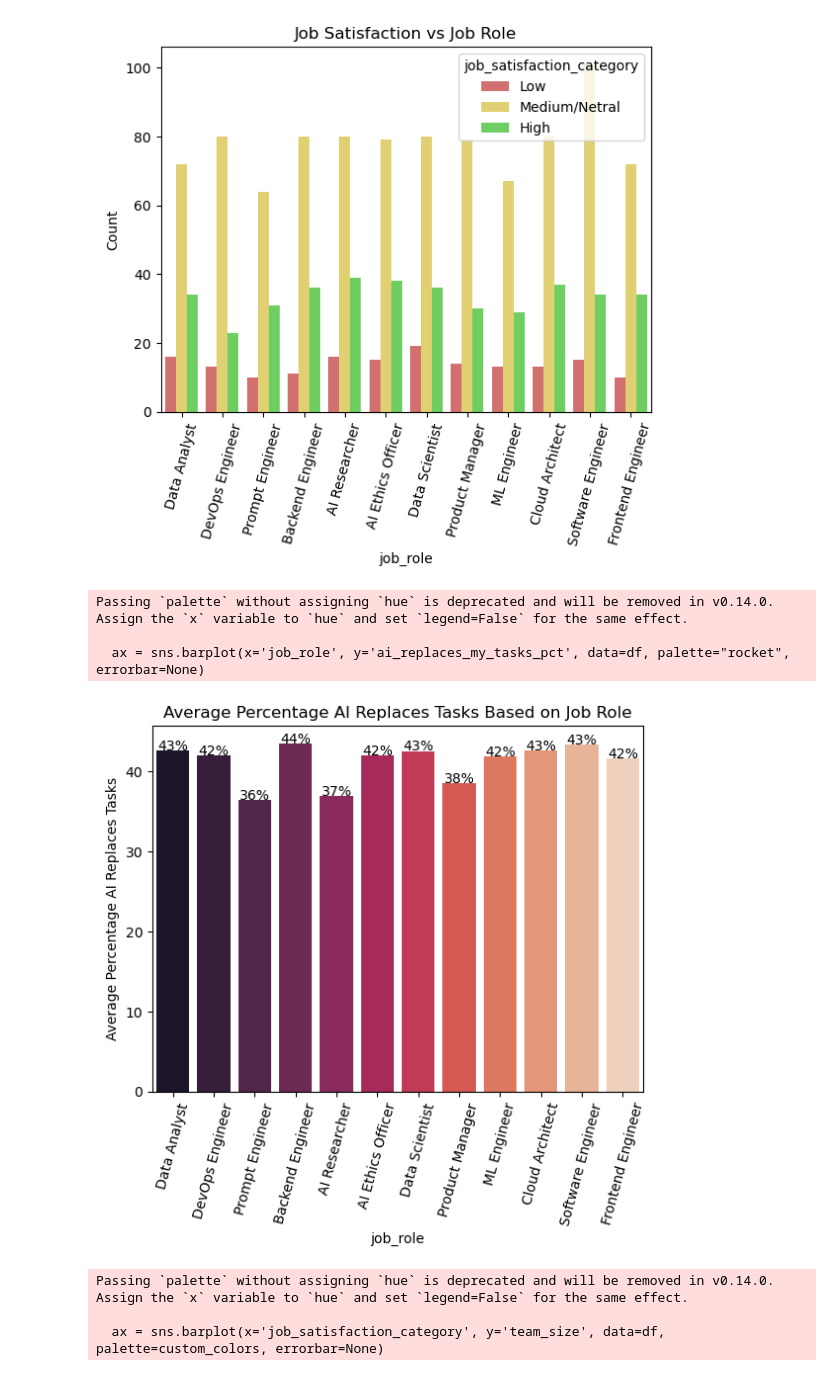
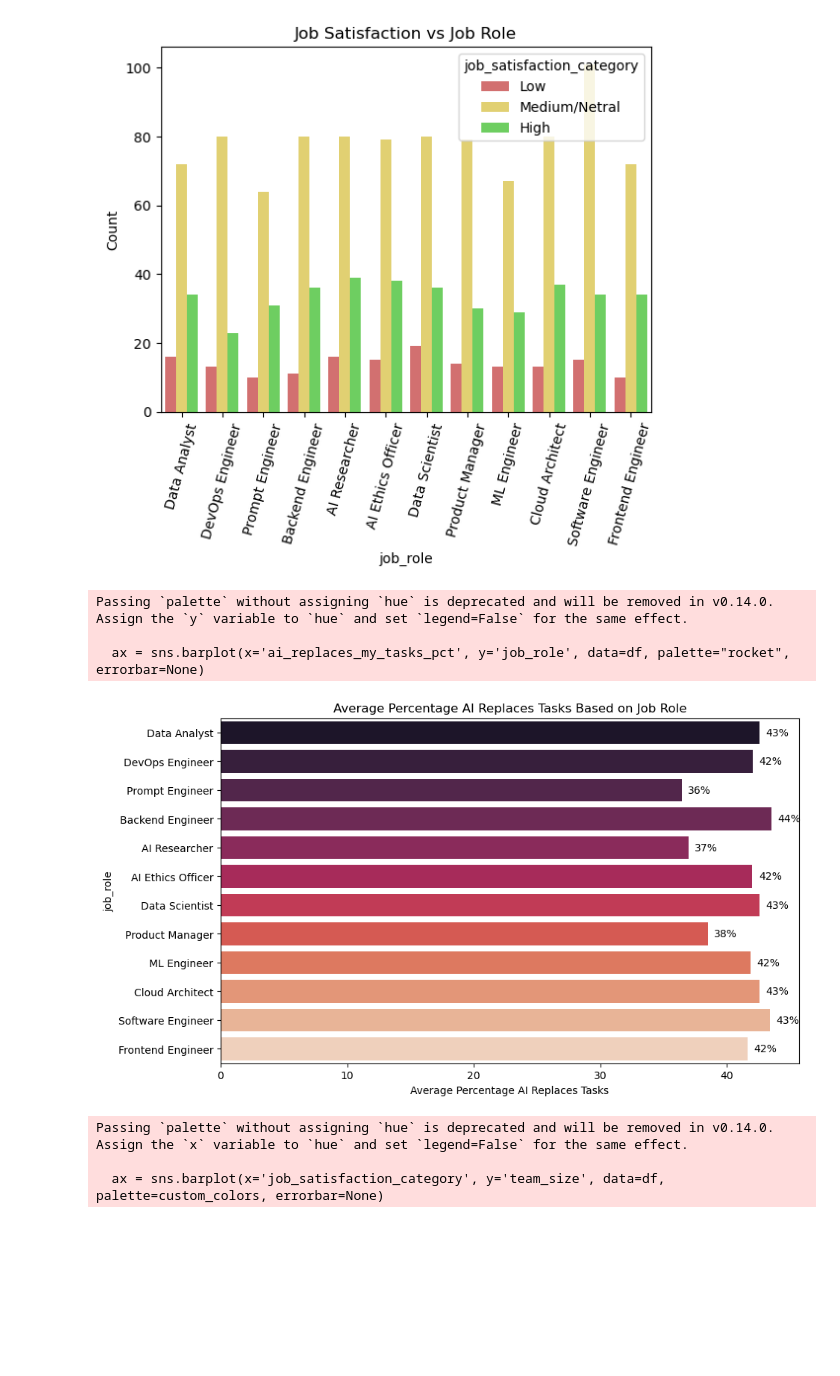
Before and after one commit to noctican/10-MuhammadArsyadSetiawan-CandraAndikaPutra, a Jupyter notebook: FindDataset.ipynb, the cells around one changed output. Saved outputs shown, nothing was run; the diff lists cells and outputs as text; code cells hidden in the pictures; blank space fills up the shorter version.

```diff
--- a/FindDataset.ipynb
+++ b/FindDataset.ipynb
@@ -254,0 +313,25 @@ Passing `palette` without assigning `hue` is deprecated and will be removed in v
+# %%
+custom_colors = ["#ff6666", "#fffd99", "#a5ff99", "#99b9ff", "#b899ff"]
+ax = sns.barplot(
+    x='education_level',
+    y='hours_with_ai_assistance_daily',
+    data=df,
+    palette=custom_colors,
+    errorbar=None
+
+)
+
+# menampilkan nilai mean di atas bar
+for p in ax.patches:
+    mean_value = p.get_height()
+    ax.text(
+        p.get_x() + p.get_width()/2,
+        mean_value + 0.05,
+        f"{mean_value:.2f}",
+        ha='center'
+    )
+
+plt.ylabel("Average Hours with AI Assistance Daily")
+plt.xlabel("Education Level")
+plt.title("Average AI Assistance Usage by Employee's Education Level")
+plt.show()
@@ -523,27 +611,31 @@ plt.show()
 # %% [output]
 [figure]
 # %%
-ax = sns.barplot(x='job_role', y='ai_replaces_my_tasks_pct', data=df, palette="rocket", errorbar=None)
+plt.figure(figsize=(10,6))
+ax = sns.barplot(x='ai_replaces_my_tasks_pct', y='job_role', data=df, palette="rocket", errorbar=None)
 # menampilkan nilai mean di atas bar
 for p in ax.patches:
-    mean_value = p.get_height()
+    # Untuk bar horizontal:
+    # width = nilai (sumbu x)
+    # y = posisi bar (sumbu y)
+    width = p.get_width()
+
     ax.text(
-        p.get_x() + p.get_width()/2,
-        mean_value + 0.05,
-        f"{mean_value:.0f}%",
-        ha='center'
+        width + 0.5,                # Posisi X: sedikit di kanan ujung bar
+        p.get_y() + p.get_height()/2, # Posisi Y: tepat di tengah ketebalan bar
+        f'{width:.0f}%',          # Format teks
+        va='center'               # Alignment vertikal agar presisi di tengah
     )
 
-plt.ylabel("Average Percentage AI Replaces Tasks")
-plt.xticks(rotation=75)
+plt.xlabel("Average Percentage AI Replaces Tasks")
 
 plt.title("Average Percentage AI Replaces Tasks Based on Job Role")
 plt.show()
 # %% [output]
-Passing `palette` without assigning `hue` is deprecated and will be removed in v0.14.0. Assign the `x` variable to `hue` and set `legend=False` for the same effect.
+Passing `palette` without assigning `hue` is deprecated and will be removed in v0.14.0. Assign the `y` variable to `hue` and set `legend=False` for the same effect.
 
-  ax = sns.barplot(x='job_role', y='ai_replaces_my_tasks_pct', data=df, palette="rocket", errorbar=None)
+  ax = sns.barplot(x='ai_replaces_my_tasks_pct', y='job_role', data=df, palette="rocket", errorbar=None)
-[figure, old version]
+[figure, new version]
 # %%
 custom_colors = ["#ff6666", "#fffd99", "#a2ff99"]
 ax = sns.barplot(x='job_satisfaction_category', y='team_size', data=df, palette=custom_colors, errorbar=None)
```
Also changed, not shown: parts of 14 cells of this notebook.
